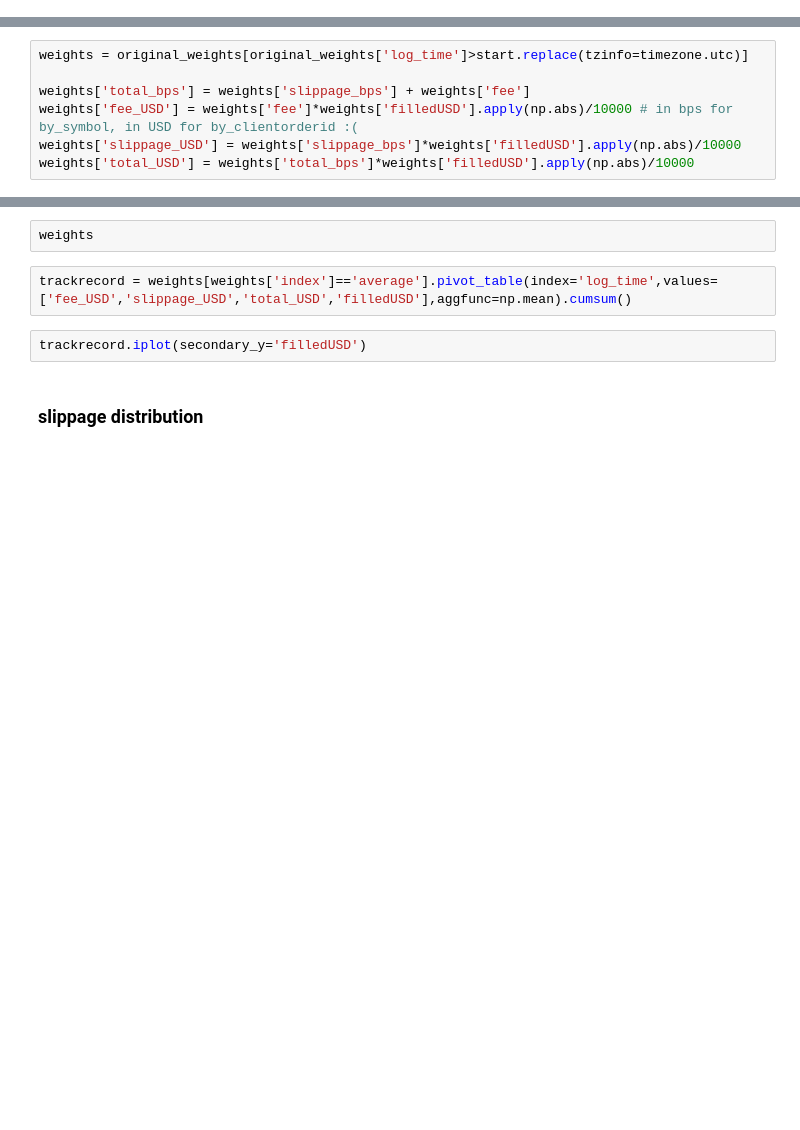
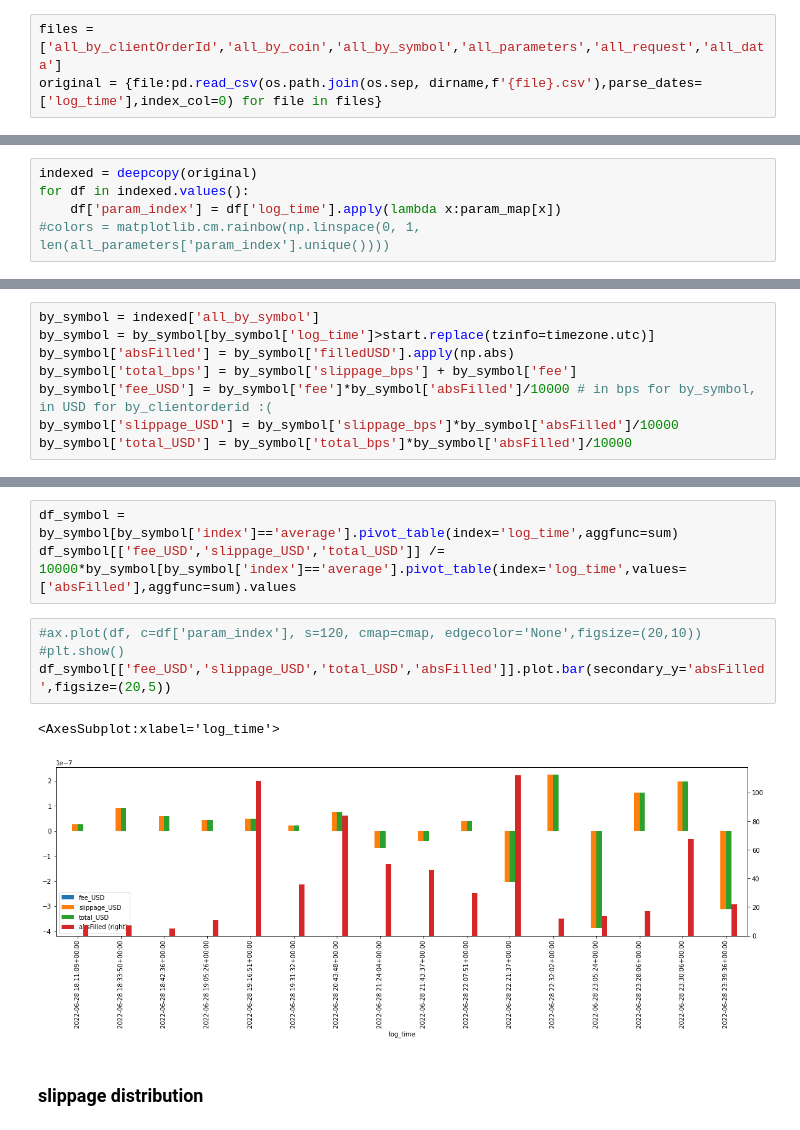
Before and after one commit to Sety-project/pylibs, a Jupyter notebook: ux/exec_logs.ipynb, the cells around one changed output, grey strips where cells are left out. Drawn from its saved outputs; the diff is of its cells as text; blank space fills up the shorter version.

```diff
--- a/ux/exec_logs.ipynb
+++ b/ux/exec_logs.ipynb
@@ -11,0 +13,3 @@ original_weights['log_time'] = original_weights['log_time'].apply(parser.parse)
+# %%
+files = ['all_by_clientOrderId','all_by_coin','all_by_symbol','all_parameters','all_request','all_data']
+original = {file:pd.read_csv(os.path.join(os.sep, dirname,f'{file}.csv'),parse_dates=['log_time'],index_col=0) for file in files}
@@ -11,0 +30,5 @@ original_weights['log_time'] = original_weights['log_time'].apply(parser.parse)
+# %%
+indexed = deepcopy(original)
+for df in indexed.values():
+    df['param_index'] = df['log_time'].apply(lambda x:param_map[x])
+#colors = matplotlib.cm.rainbow(np.linspace(0, 1, len(all_parameters['param_index'].unique())))
@@ -12,7 +37,8 @@ original_weights['log_time'] = original_weights['log_time'].apply(parser.parse)
 # %%
-weights = original_weights[original_weights['log_time']>start.replace(tzinfo=timezone.utc)]
-
-weights['total_bps'] = weights['slippage_bps'] + weights['fee']
-weights['fee_USD'] = weights['fee']*weights['filledUSD'].apply(np.abs)/10000 # in bps for by_symbol, in USD for by_clientorderid :(
-weights['slippage_USD'] = weights['slippage_bps']*weights['filledUSD'].apply(np.abs)/10000
-weights['total_USD'] = weights['total_bps']*weights['filledUSD'].apply(np.abs)/10000
+by_symbol = indexed['all_by_symbol']
+by_symbol = by_symbol[by_symbol['log_time']>start.replace(tzinfo=timezone.utc)]
+by_symbol['absFilled'] = by_symbol['filledUSD'].apply(np.abs)
+by_symbol['total_bps'] = by_symbol['slippage_bps'] + by_symbol['fee']
+by_symbol['fee_USD'] = by_symbol['fee']*by_symbol['absFilled']/10000 # in bps for by_symbol, in USD for by_clientorderid :(
+by_symbol['slippage_USD'] = by_symbol['slippage_bps']*by_symbol['absFilled']/10000
+by_symbol['total_USD'] = by_symbol['total_bps']*by_symbol['absFilled']/10000
@@ -21,9 +45,13 @@ weights['total_USD'] = weights['total_bps']*weights['filledUSD'].apply(np.abs)/1
-# %%
-weights
-# %%
-trackrecord = weights[weights['index']=='average'].pivot_table(index='log_time',values=['fee_USD','slippage_USD','total_USD','filledUSD'],aggfunc=np.mean).cumsum()
-# %%
-trackrecord.iplot(secondary_y='filledUSD')
+# %%
+df_symbol = by_symbol[by_symbol['index']=='average'].pivot_table(index='log_time',aggfunc=sum)
+df_symbol[['fee_USD','slippage_USD','total_USD']] /= 10000*by_symbol[by_symbol['index']=='average'].pivot_table(index='log_time',values=['absFilled'],aggfunc=sum).values
+# %%
+#ax.plot(df, c=df['param_index'], s=120, cmap=cmap, edgecolor='None',figsize=(20,10))
+#plt.show()
+df_symbol[['fee_USD','slippage_USD','total_USD','absFilled']].plot.bar(secondary_y='absFilled',figsize=(20,5))
+# %% [output]
+<AxesSubplot:xlabel='log_time'>
+[figure, added]
 # %% [markdown]
 ### slippage distribution
 # %%
```
Also changed, not shown: parts of 14 cells of this notebook.
